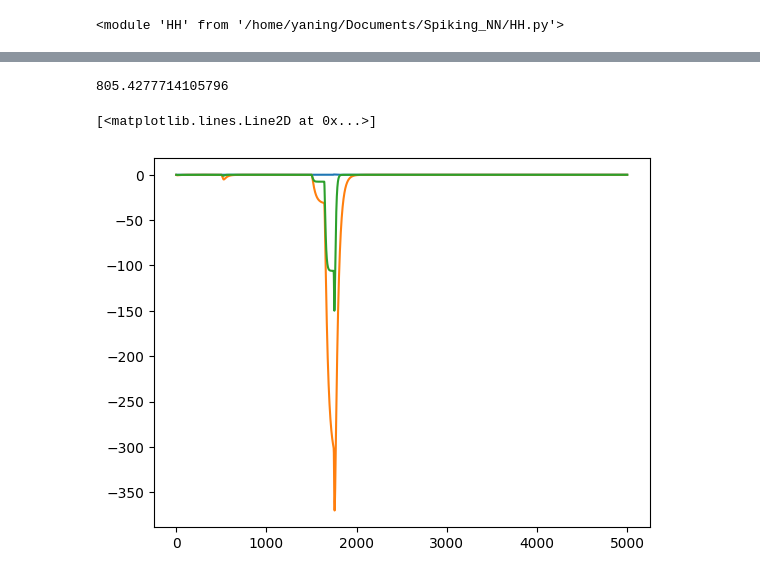
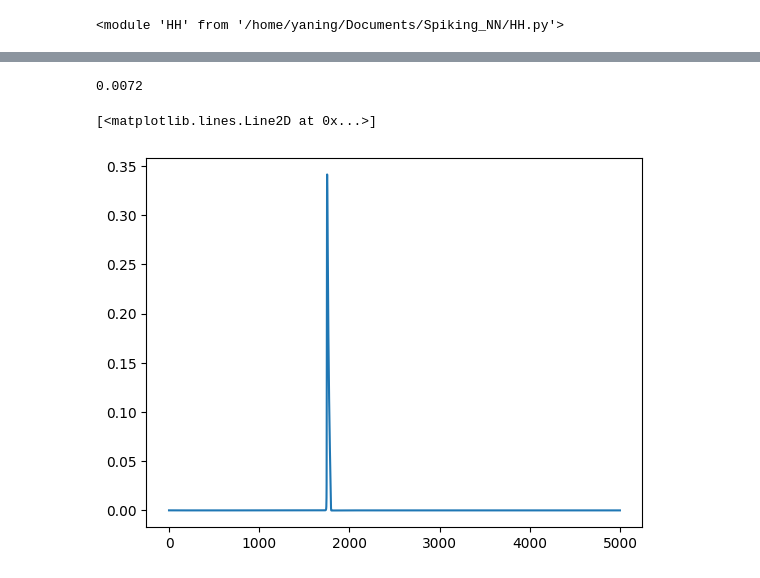
Before and after one commit to hhsherlock/Spiking_NN, a Jupyter notebook: run.ipynb, the cells around one changed output, grey strips where cells are left out. Saved outputs shown, nothing was run; the diff lists cells and outputs as text; code cells hidden in the pictures.

```diff
--- a/run.ipynb
+++ b/run.ipynb
@@ -31,8 +31,14 @@ stim = np.zeros(pointCount)
 stim[1500:4000] = 0  # create a square pulse
 mg = 0.01
 
-# presynapse firing
+# excitatory presynapse firing
 first_pre_firing = list(range(500, 521))
 second_pre_firing = list(range(1500, 1750))
 third_pre_firing = list(range(2500, 2750))
 tsp_pre = first_pre_firing + second_pre_firing
+
+first_inhibi_pre_firing = list(range(1000, 1100))
+# 200 steps more can cause action potential afterwards
+second_inhibi_pre_firing = list(range(3000, 3050))
+tsp_pre_inhibi = first_inhibi_pre_firing + second_inhibi_pre_firing
+tsp_pre_inhibi = []
@@ -198,15 +173,15 @@ this is activated at 3388
 # %%
 HH.LigandGatedChannelFactory.gMax_AMPA
-nmda_receptor.w
+# nmda_receptor.w
 # %% [output]
-805.4277714105796
+0.0072
 # %%
 plt.plot(na_gps , label="na")
-plt.plot(ampa_gps , label="ampa")
-plt.plot(nmda_gps , label="nmda")
+# plt.plot(ampa_gps , label="ampa")
+# plt.plot(nmda_gps , label="nmda")
 # %% [output]
 [<matplotlib.lines.Line2D at 0x...>]
-[figure, old version]
+[figure, new version]
 # %%
 f, (ax1, ax2) = plt.subplots(2, 1, sharex=True, figsize=(8, 5),
                                 gridspec_kw={'height_ratios': [3, 1]})
```
Also changed, not shown: parts of 4 cells of this notebook, 3 other files.
